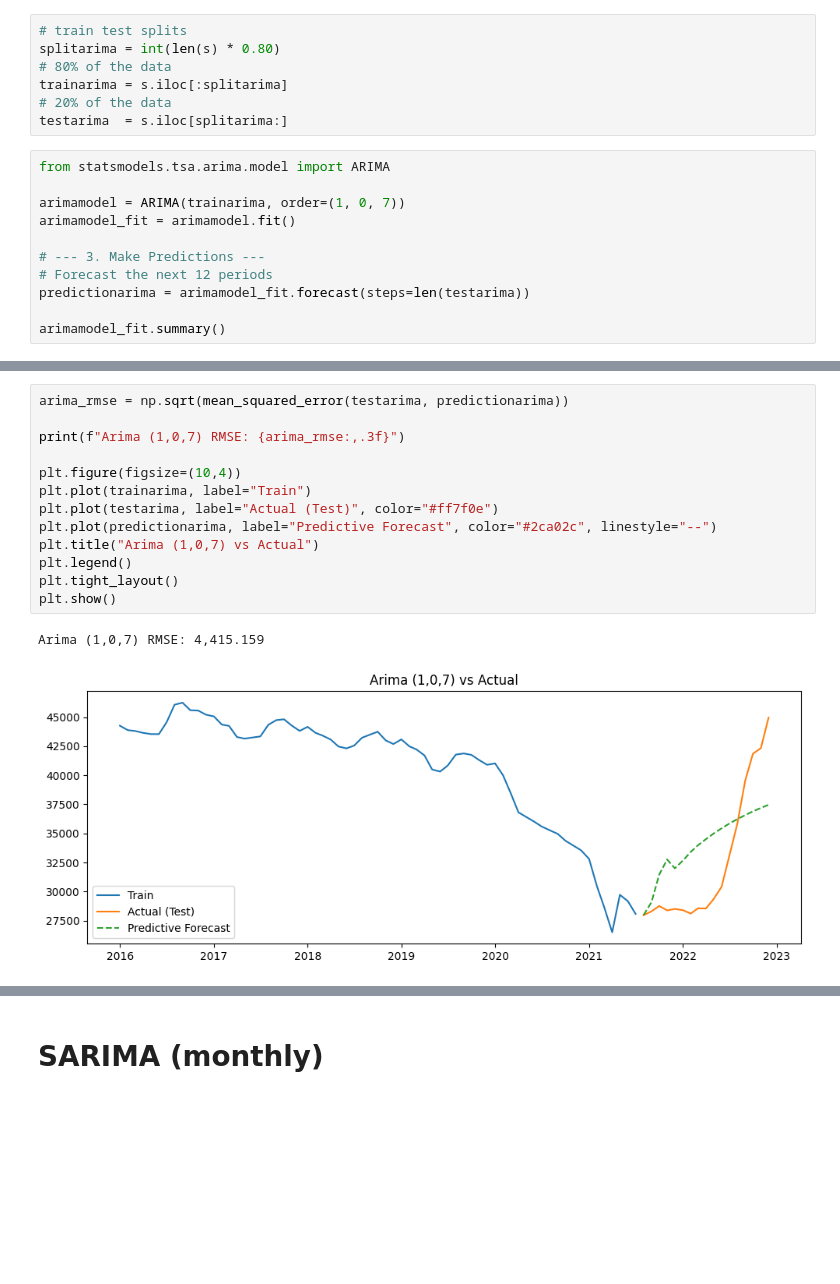
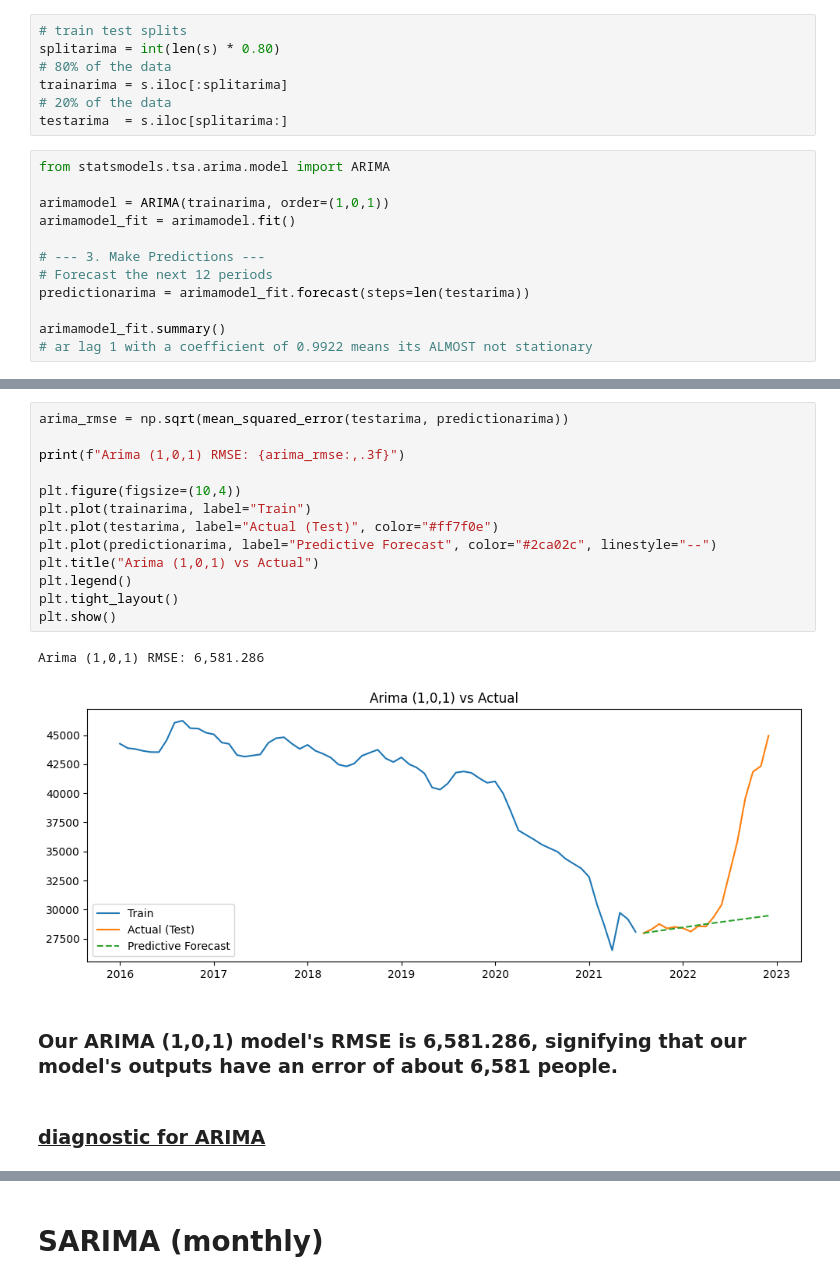
Before and after one commit to kevinserr/Time_Series_Forecast_of_Homelessness_in_NYC_with_Local_Model_Deployment, a Jupyter notebook: python/model_training.ipynb, the cells around one changed output, grey strips where cells are left out. Cells and saved outputs as stored; diff of their text form; blank space fills up the shorter version.

```diff
--- a/python/model_training.ipynb
+++ b/python/model_training.ipynb
@@ -147,7 +246,7 @@ testarima  = s.iloc[splitarima:]
 # %%
 from statsmodels.tsa.arima.model import ARIMA
 
-arimamodel = ARIMA(trainarima, order=(1, 0, 7))
+arimamodel = ARIMA(trainarima, order=(1,0,1))
 arimamodel_fit = arimamodel.fit()
 
 # --- 3. Make Predictions ---
@@ -155,6 +254,7 @@ arimamodel_fit = arimamodel.fit()
 predictionarima = arimamodel_fit.forecast(steps=len(testarima))
 
 arimamodel_fit.summary()
+# ar lag 1 with a coefficient of 0.9922 means its ALMOST not stationary
 # %% [output]
 SARIMAX Results
 | Dep. Variable: | shelter_count | No. Observations: | 67 |
@@ -185,16 +278,20 @@ Warnings:
 # %%
 arima_rmse = np.sqrt(mean_squared_error(testarima, predictionarima))
 
-print(f"Arima (1,0,7) RMSE: {arima_rmse:,.3f}")
+print(f"Arima (1,0,1) RMSE: {arima_rmse:,.3f}")
 
 plt.figure(figsize=(10,4))
 plt.plot(trainarima, label="Train")
 plt.plot(testarima, label="Actual (Test)", color="#ff7f0e")
 plt.plot(predictionarima, label="Predictive Forecast", color="#2ca02c", linestyle="--")
-plt.title("Arima (1,0,7) vs Actual")
+plt.title("Arima (1,0,1) vs Actual")
 plt.legend()
 plt.tight_layout()
 plt.show()
 # %% [output]
-Arima (1,0,7) RMSE: 4,415.159
+Arima (1,0,1) RMSE: 6,581.286
-[figure, old version]
+[figure, new version]
+# %% [markdown]
+### Our ARIMA (1,0,1) model's RMSE is 6,581.286, signifying that our model's outputs have an error of about 6,581 people.
+# %% [markdown]
+### <u> diagnostic for ARIMA </u>
```
Also changed, not shown: parts of 40 cells of this notebook.
